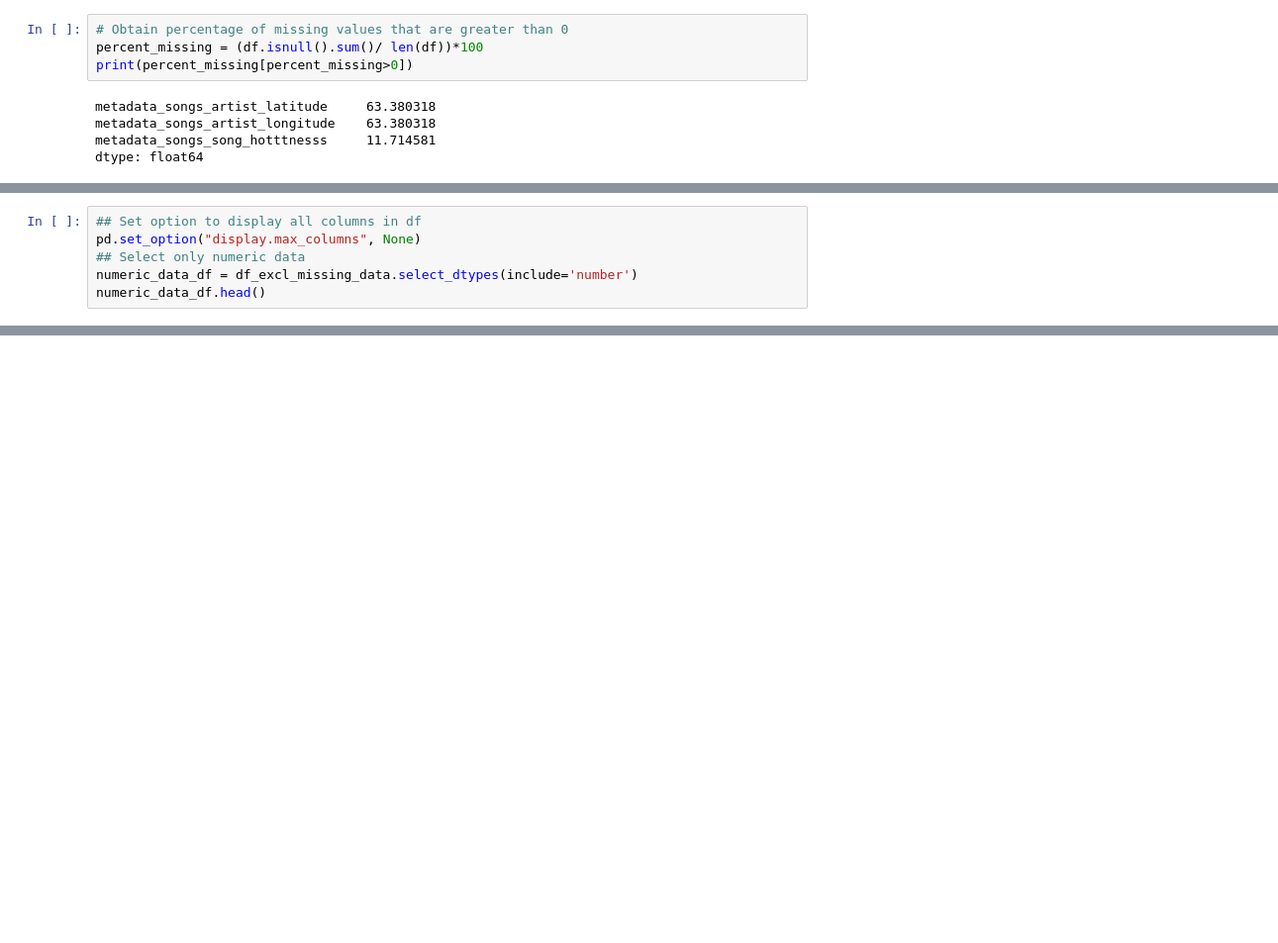
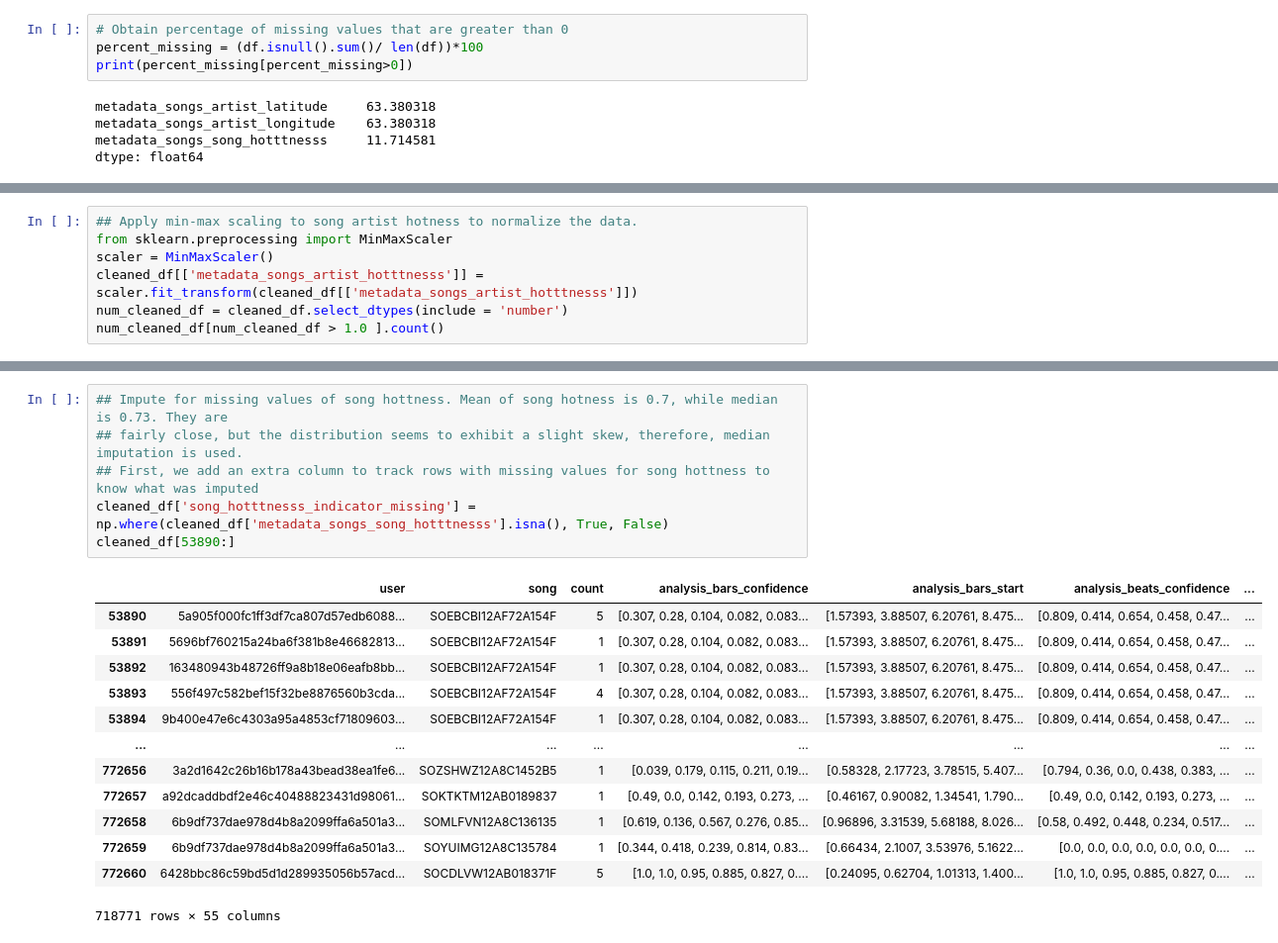
Before and after one commit to skhatri-28/Song-Recommendation-System-Project, a Jupyter notebook: notebooks/preprocessing.ipynb, the cells around one changed output, grey strips where cells are left out. Shown at 99% size. Drawn from its saved outputs; the diff is of its cells as text; blank space fills up the shorter version.

Commit message:
Uploading consolidated preprocessing notebook of our work

```diff
--- a/notebooks/preprocessing.ipynb
+++ b/notebooks/preprocessing.ipynb
@@ -128,6 +96,0 @@ Length: 75, dtype: object
-# %%
-## Set option to display all columns in df
-pd.set_option("display.max_columns", None)
-## Select only numeric data
-numeric_data_df = df_excl_missing_data.select_dtypes(include='number')
-numeric_data_df.head()
@@ -199,0 +188,7 @@ non_numeric_data.head()
+# %%
+## Apply min-max scaling to song artist hotness to normalize the data.
+from sklearn.preprocessing import MinMaxScaler
+scaler = MinMaxScaler()
+cleaned_df[['metadata_songs_artist_hotttnesss']] = scaler.fit_transform(cleaned_df[['metadata_songs_artist_hotttnesss']])
+num_cleaned_df = cleaned_df.select_dtypes(include = 'number')
+num_cleaned_df[num_cleaned_df > 1.0 ].count()
@@ -199,0 +213,20 @@ non_numeric_data.head()
+# %%
+## Impute for missing values of song hottness. Mean of song hotness is 0.7, while median is 0.73. They are
+## fairly close, but the distribution seems to exhibit a slight skew, therefore, median imputation is used.
+## First, we add an extra column to track rows with missing values for song hottness to know what was imputed
+cleaned_df['song_hotttnesss_indicator_missing'] = np.where(cleaned_df['metadata_songs_song_hotttnesss'].isna(), True, False)
+cleaned_df[53890:]
+# %% [output]
+|  | user | song | count | analysis_bars_confidence | analysis_bars_start | analysis_beats_confidence | ... |
+| 53890 | 5a905f000fc1ff3df7ca807d57edb6088... | SOEBCBI12AF72A154F | 5 | [0.307, 0.28, 0.104, 0.082, 0.083... | [1.57393, 3.88507, 6.20761, 8.475... | [0.809, 0.414, 0.654, 0.458, 0.47... | ... |
+| 53891 | 5696bf760215a24ba6f381b8e46682813... | SOEBCBI12AF72A154F | 1 | [0.307, 0.28, 0.104, 0.082, 0.083... | [1.57393, 3.88507, 6.20761, 8.475... | [0.809, 0.414, 0.654, 0.458, 0.47... | ... |
+| 53892 | 163480943b48726ff9a8b18e06eafb8bb... | SOEBCBI12AF72A154F | 1 | [0.307, 0.28, 0.104, 0.082, 0.083... | [1.57393, 3.88507, 6.20761, 8.475... | [0.809, 0.414, 0.654, 0.458, 0.47... | ... |
+| 53893 | 556f497c582bef15f32be8876560b3cda... | SOEBCBI12AF72A154F | 4 | [0.307, 0.28, 0.104, 0.082, 0.083... | [1.57393, 3.88507, 6.20761, 8.475... | [0.809, 0.414, 0.654, 0.458, 0.47... | ... |
+| 53894 | 9b400e47e6c4303a95a4853cf71809603... | SOEBCBI12AF72A154F | 1 | [0.307, 0.28, 0.104, 0.082, 0.083... | [1.57393, 3.88507, 6.20761, 8.475... | [0.809, 0.414, 0.654, 0.458, 0.47... | ... |
+| ... | ... | ... | ... | ... | ... | ... | ... |
+| 772656 | 3a2d1642c26b16b178a43bead38ea1fe6... | SOZSHWZ12A8C1452B5 | 1 | [0.039, 0.179, 0.115, 0.211, 0.19... | [0.58328, 2.17723, 3.78515, 5.407... | [0.794, 0.36, 0.0, 0.438, 0.383, ... | ... |
+| 772657 | a92dcaddbdf2e46c40488823431d98061... | SOKTKTM12AB0189837 | 1 | [0.49, 0.0, 0.142, 0.193, 0.273, ... | [0.46167, 0.90082, 1.34541, 1.790... | [0.49, 0.0, 0.142, 0.193, 0.273, ... | ... |
+| 772658 | 6b9df737dae978d4b8a2099ffa6a501a3... | SOMLFVN12A8C136135 | 1 | [0.619, 0.136, 0.567, 0.276, 0.85... | [0.96896, 3.31539, 5.68188, 8.026... | [0.58, 0.492, 0.448, 0.234, 0.517... | ... |
+| 772659 | 6b9df737dae978d4b8a2099ffa6a501a3... | SOYUIMG12A8C135784 | 1 | [0.344, 0.418, 0.239, 0.814, 0.83... | [0.66434, 2.1007, 3.53976, 5.1622... | [0.0, 0.0, 0.0, 0.0, 0.0, 0.0, 0.... | ... |
+| 772660 | 6428bbc86c59bd5d1d289935056b57acd... | SOCDLVW12AB018371F | 5 | [1.0, 1.0, 0.95, 0.885, 0.827, 0.... | [0.24095, 0.62704, 1.01313, 1.400... | [1.0, 1.0, 0.95, 0.885, 0.827, 0.... | ... |
+718771 rows × 55 columns
```
Also changed, not shown: parts of 47 cells of this notebook.
